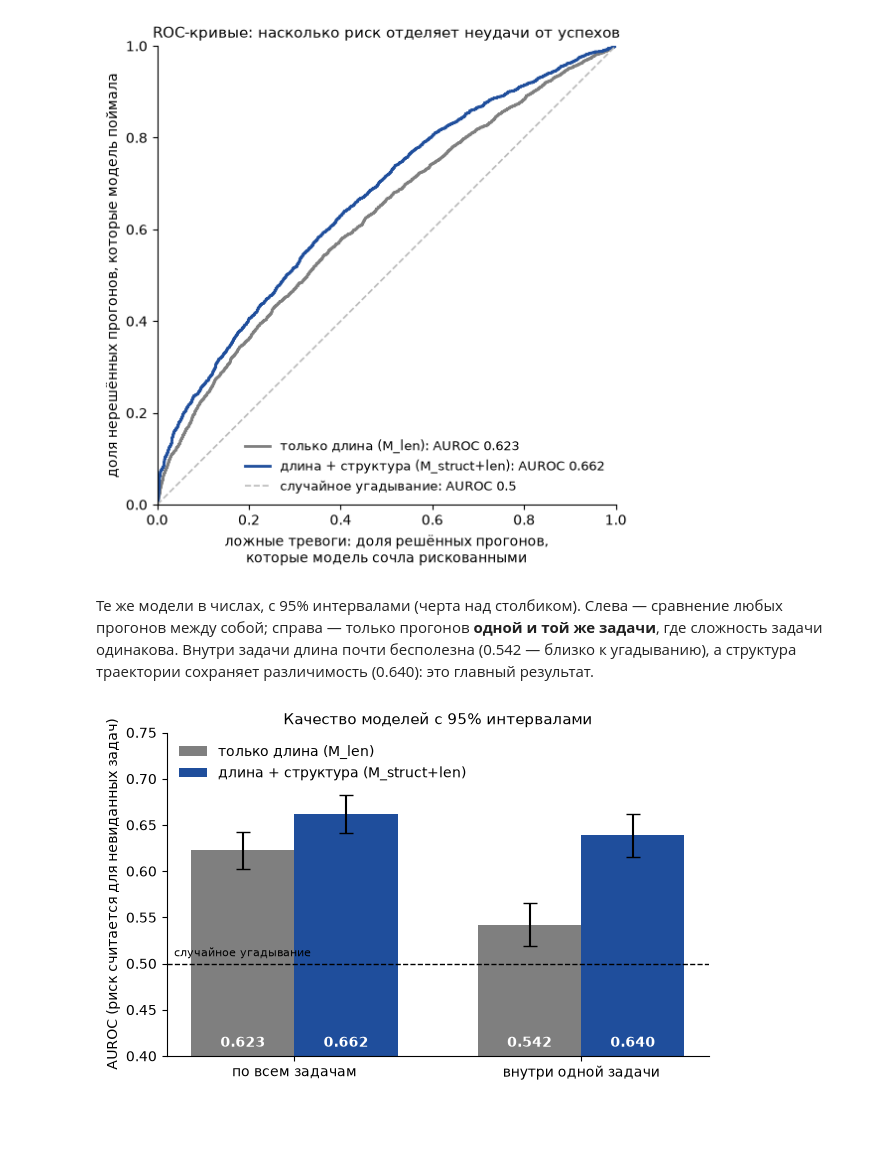
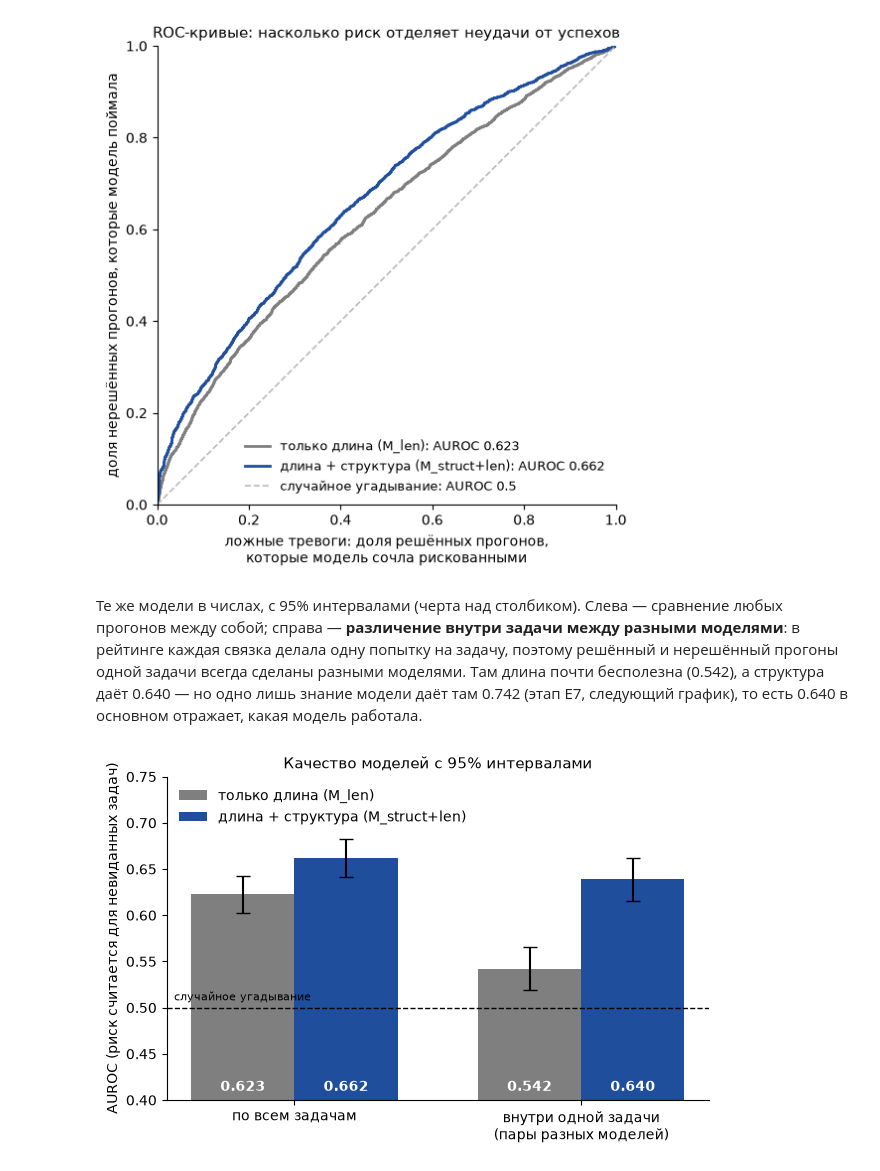
Before and after one commit to Kiruha667/diss, a Jupyter notebook: notebooks/visual_demo.ipynb, the cells around one changed output. Cells and saved outputs as stored; diff of their text form; code cells hidden in the pictures; blank space fills up the shorter version.

```diff
--- a/notebooks/visual_demo.ipynb
+++ b/notebooks/visual_demo.ipynb
@@ -399,28 +399,30 @@ plt.show()
 [figure]
 # %% [markdown]
 Те же модели в числах, с 95% интервалами (черта над столбиком). Слева — сравнение любых прогонов между собой; справа —
-только прогонов **одной и той же задачи**, где сложность задачи одинакова. Внутри задачи длина почти бесполезна
-(0.542 — близко к угадыванию), а структура траектории сохраняет различимость (0.640): это главный результат.
+**различение внутри задачи между разными моделями**: в рейтинге каждая связка делала одну попытку на задачу, поэтому
+решённый и нерешённый прогоны одной задачи всегда сделаны разными моделями. Там длина почти бесполезна (0.542), а
+структура даёт 0.640 — но одно лишь знание модели даёт там 0.742 (этап E7, следующий график), то есть 0.640 в основном
+отражает, какая модель работала.
 # %%
 modes = [("по всем задачам", {m: auroc(y, risk[m]) for m in MODELS}, boot),
-         ("внутри одной задачи", within, wboot)]
+         ("внутри одной задачи\n(пары разных моделей)", within, wboot)]
 fig, ax = plt.subplots(figsize=(7, 4.2))
 w = 0.36
 for j, name in enumerate(MODELS):
     vals = [v[name] for _, v, _ in modes]
     errs = np.array([[v[name] - ci(b[name])[0], ci(b[name])[1] - v[name]] for _, v, b in modes]).T
     bars = ax.bar(np.arange(2) + (j - 0.5) * w, vals, w, yerr=errs, capsize=5, color=MODEL_COLOR[name],
                   label=MODEL_NAME[name])
     for b_, v_ in zip(bars, vals):
         ax.text(b_.get_x() + b_.get_width() / 2, 0.41, f"{v_:.3f}", ha="center", color="white", fontweight="bold")
 ax.axhline(0.5, color="black", lw=1, ls="--")
 ax.text(-0.42, 0.505, "случайное угадывание", ha="left", va="bottom", fontsize=8)
 ax.set_xticks(np.arange(2), [m for m, _, _ in modes])
 ax.set_ylim(0.4, 0.75)
 ax.set_ylabel("AUROC (риск считается для невиданных задач)")
 ax.set_title("Качество моделей с 95% интервалами")
 ax.legend(loc="upper left", frameon=False)
 plt.show()
 # %% [output]
-[figure, old version]
+[figure, new version]
 # %% [markdown]
```
Also changed, not shown: parts of 19 cells of this notebook, 5 other files.
